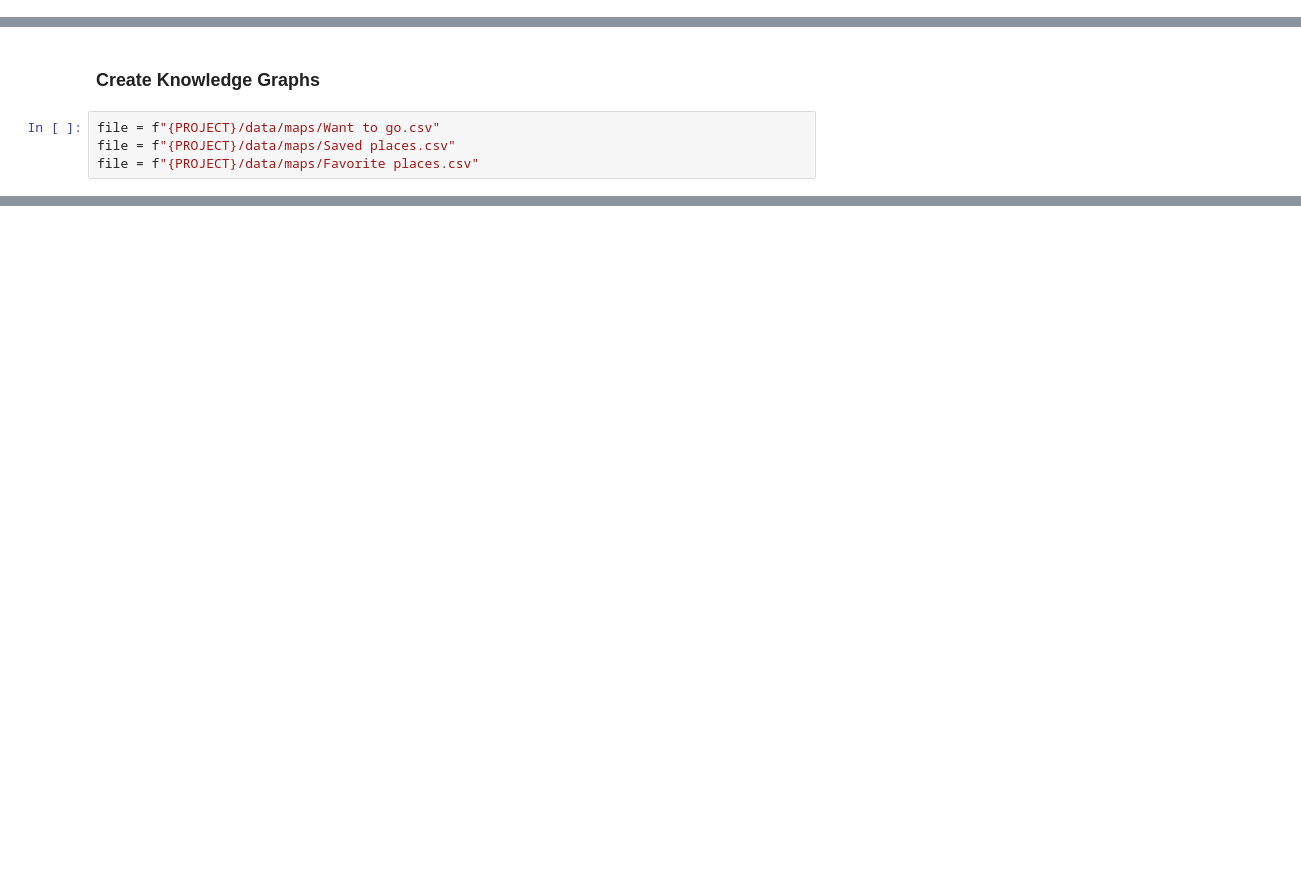
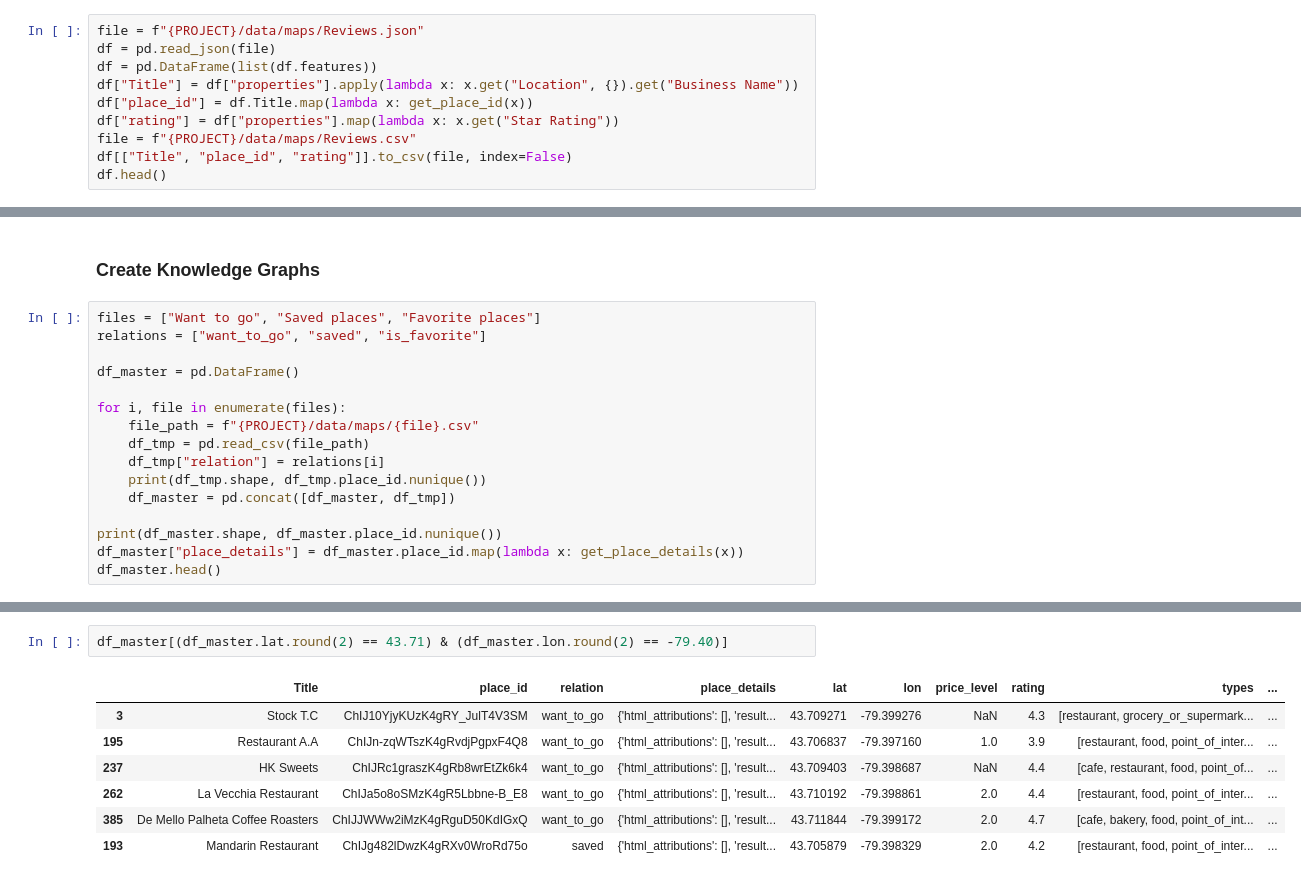
Before and after one commit to lejinvarghese/ego_networks, a Jupyter notebook: notebooks/kgs-maps.ipynb, the cells around one changed output, grey strips where cells are left out. Drawn from its saved outputs; the diff is of its cells as text; blank space fills up the shorter version.

```diff
--- a/notebooks/kgs-maps.ipynb
+++ b/notebooks/kgs-maps.ipynb
@@ -87,3 +94,13 @@ df
 | 294 | {'coordinates': [-79.3805207, 43.... | {'Google Maps URL': 'http://maps.... | Feature | Maple Leaf Square, Bremner Blvd, ... | ChIJaf1cydQ0K4gRWI0gKkEZETY |
 | 295 | {'coordinates': [-79.4227985, 43.... | {'Google Maps URL': 'http://maps.... | Feature | 7 Fraser Ave, Toronto, ON M6K 1Y7... | ChIJs_s3TgY1K4gRNsOafWf50qc |
 296 rows × 5 columns
+# %%
+file = f"{PROJECT}/data/maps/Reviews.json"
+df = pd.read_json(file)
+df = pd.DataFrame(list(df.features))
+df["Title"] = df["properties"].apply(lambda x: x.get("Location", {}).get("Business Name"))
+df["place_id"] = df.Title.map(lambda x: get_place_id(x))
+df["rating"] = df["properties"].map(lambda x: x.get("Star Rating"))
+file = f"{PROJECT}/data/maps/Reviews.csv"
+df[["Title", "place_id", "rating"]].to_csv(file, index=False)
+df.head()
@@ -90,6 +114,18 @@ df
 # %% [markdown]
 ### **Create Knowledge Graphs**
-# %%
-file = f"{PROJECT}/data/maps/Want to go.csv"
-file = f"{PROJECT}/data/maps/Saved places.csv"
-file = f"{PROJECT}/data/maps/Favorite places.csv"
+# %%
+files = ["Want to go", "Saved places", "Favorite places"]
+relations = ["want_to_go", "saved", "is_favorite"]
+
+df_master = pd.DataFrame()
+
+for i, file in enumerate(files):
+    file_path = f"{PROJECT}/data/maps/{file}.csv"
+    df_tmp = pd.read_csv(file_path)
+    df_tmp["relation"] = relations[i]
+    print(df_tmp.shape, df_tmp.place_id.nunique())
+    df_master = pd.concat([df_master, df_tmp])
+
+print(df_master.shape, df_master.place_id.nunique())
+df_master["place_details"] = df_master.place_id.map(lambda x: get_place_details(x))
+df_master.head()
@@ -95,0 +167,10 @@ file = f"{PROJECT}/data/maps/Favorite places.csv"
+# %%
+df_master[(df_master.lat.round(2) == 43.71) & (df_master.lon.round(2) == -79.40)]
+# %% [output]
+|  | Title | place_id | relation | place_details | lat | lon | price_level | rating | types | ... |
+| 3 | Stock T.C | ChIJ10YjyKUzK4gRY_JulT4V3SM | want_to_go | {'html_attributions': [], 'result... | 43.709271 | -79.399276 | NaN | 4.3 | [restaurant, grocery_or_supermark... | ... |
+| 195 | Restaurant A.A | ChIJn-zqWTszK4gRvdjPgpxF4Q8 | want_to_go | {'html_attributions': [], 'result... | 43.706837 | -79.397160 | 1.0 | 3.9 | [restaurant, food, point_of_inter... | ... |
+| 237 | HK Sweets | ChIJRc1graszK4gRb8wrEtZk6k4 | want_to_go | {'html_attributions': [], 'result... | 43.709403 | -79.398687 | NaN | 4.4 | [cafe, restaurant, food, point_of... | ... |
+| 262 | La Vecchia Restaurant | ChIJa5o8oSMzK4gR5Lbbne-B_E8 | want_to_go | {'html_attributions': [], 'result... | 43.710192 | -79.398861 | 2.0 | 4.4 | [restaurant, food, point_of_inter... | ... |
+| 385 | De Mello Palheta Coffee Roasters | ChIJJWWw2iMzK4gRguD50KdIGxQ | want_to_go | {'html_attributions': [], 'result... | 43.711844 | -79.399172 | 2.0 | 4.7 | [cafe, bakery, food, point_of_int... | ... |
+| 193 | Mandarin Restaurant | ChIJg482lDwzK4gRXv0WroRd75o | saved | {'html_attributions': [], 'result... | 43.705879 | -79.398329 | 2.0 | 4.2 | [restaurant, food, point_of_inter... | ... |
```
Also changed, not shown: parts of 34 cells of this notebook, 24 other files.
